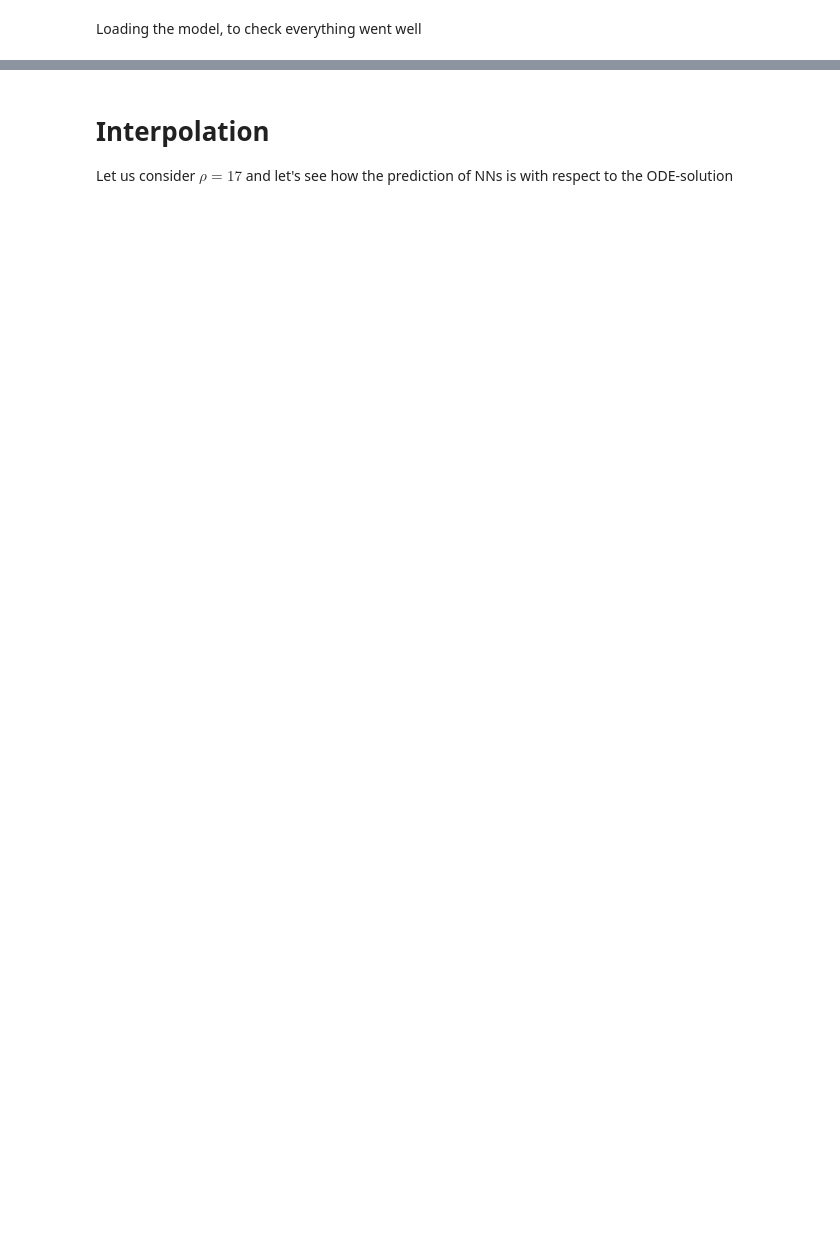
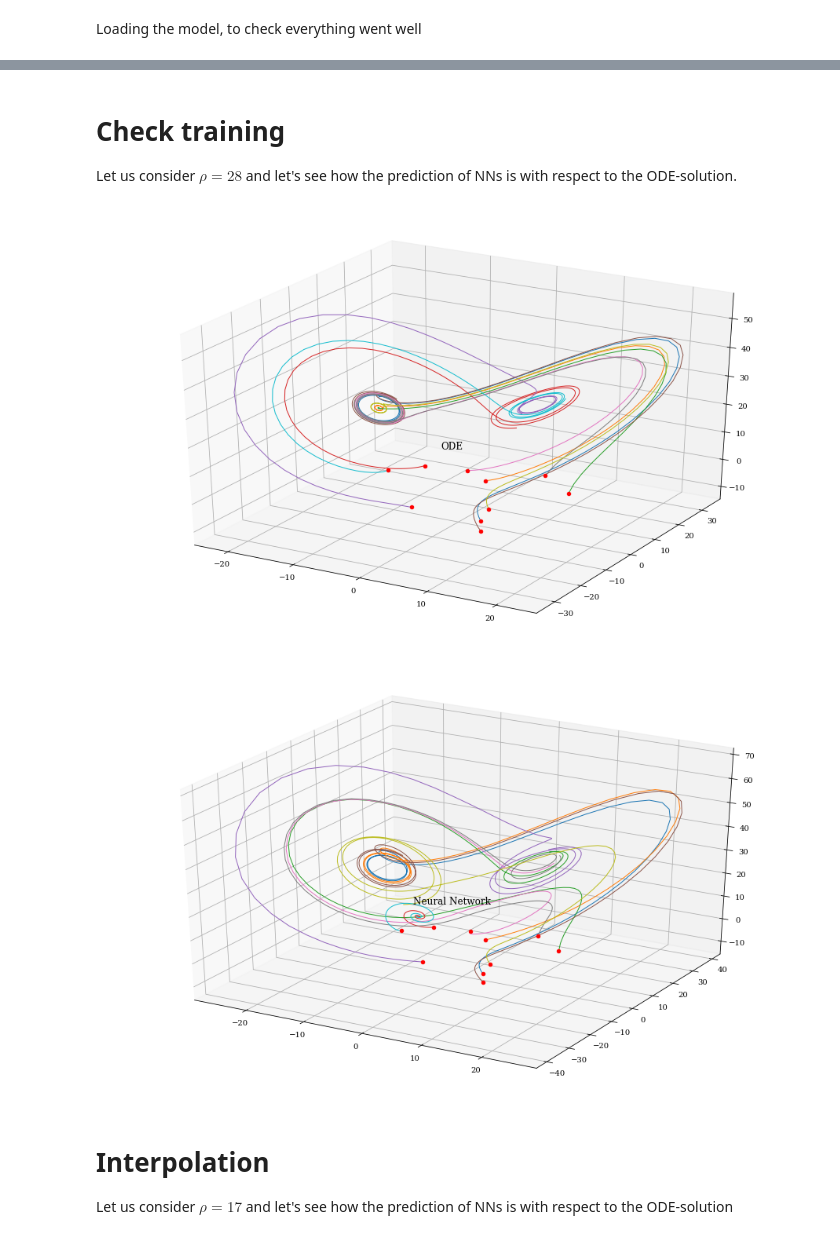
Before and after one commit to Steriva/MfM_Assignment, a Jupyter notebook: exe02d_NN_Lorenz.ipynb, the cells around one changed output, grey strips where cells are left out. Cells and saved outputs as stored; diff of their text form; code cells hidden in the pictures; blank space fills up the shorter version.

```diff
--- a/exe02d_NN_Lorenz.ipynb
+++ b/exe02d_NN_Lorenz.ipynb
@@ -182,5 +177,59 @@ Trainable params: 983
 Non-trainable params: 0
 _________________________________________________________________
+# %% [markdown]
+# Check training
+Let us consider $\rho= 28$ and let's see how the prediction of NNs is with respect to the ODE-solution.
+# %%
+rhoInterp = 28
+
+numTraj = 10
+
+def lorenz_deriv(x_y_z, t0, rho=rhoInterp, sigma=sigma, beta=beta):
+    x, y, z = x_y_z
+    return [sigma * (y - x), x * (rho - z) - y, x * y - beta * z]
+
+np.random.seed(123)
+# x0 = -15 + 30 * np.random.random((numTraj, 3))
+
+x_t = np.asarray([integrate.odeint(lorenz_deriv, x0_j, t)
+                  for x0_j in x0])
+
+InterpNN = np.zeros_like(x_t)
+
+InterpNN[:,0,:] = x0[:]
+
+
+## ODE plot
+ax = plt.figure().add_subplot(projection='3d')
+
+for traj in range(numTraj):
+
+  xInterp, yInterp, zInterp = x_t[traj,:,:].T
+  ax.plot(xInterp, yInterp, zInterp,linewidth=1)
+  ax.scatter(x0[traj,0],x0[traj,1],x0[traj,2],color='r')
+  plt.title('ODE')
+
+## NN plot
+ax = plt.figure().add_subplot(projection='3d')
+
+progressBar = tqdm.notebook.tqdm(desc="Predicting the solution with NN", total=numTraj)
+
+for traj in range(numTraj):
+
+  for time in range(len(t)-1):
+
+    tmpIN = np.reshape(InterpNN[traj, time, :], [1, 3])
+    tmpOUT = NN_model.predict(tmpIN)
+    InterpNN[traj, time + 1, :] = tmpOUT
+
+  xNN, yNN, zNN = InterpNN[traj,:,:].T
+  ax.plot(xNN, yNN, zNN,linewidth=1)
+  ax.scatter(x0[traj,0],x0[traj,1],x0[traj,2],color='r')
+  plt.title('Neural Network')
+  progressBar.update(1)
+# %% [output]
+[figure, added]
+[figure, added]
 # %% [markdown]
 # Interpolation
 Let us consider $\rho= 17$ and let's see how the prediction of NNs is with respect to the ODE-solution
```
Also changed, not shown: parts of 14 cells of this notebook.
